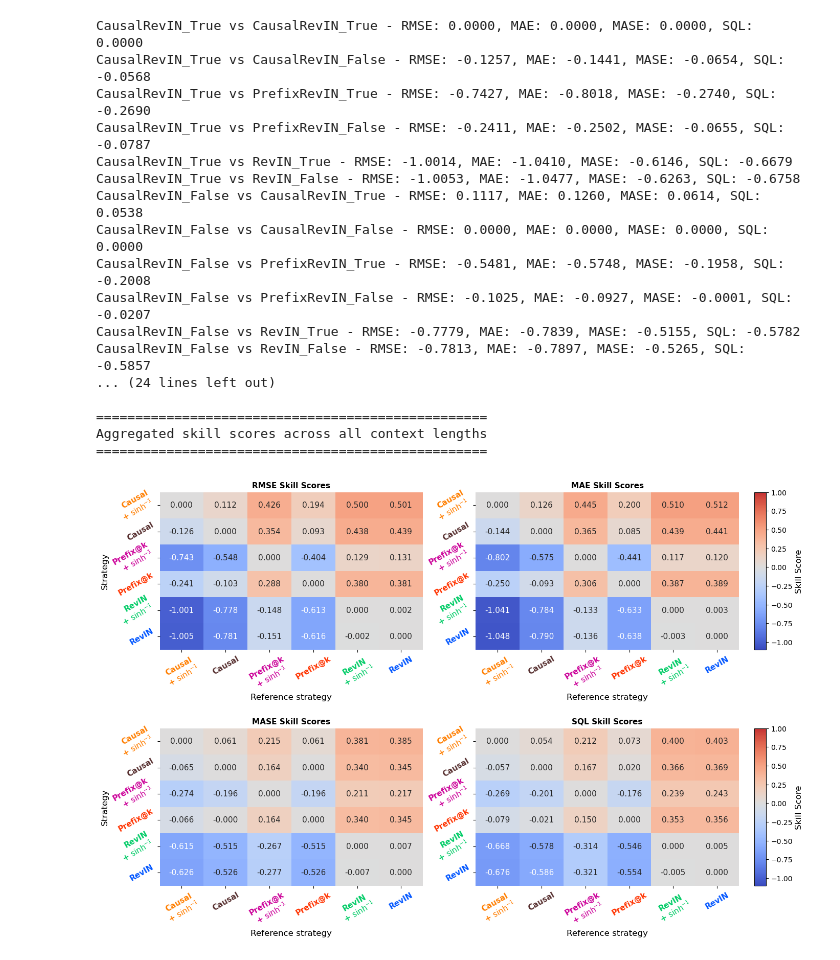
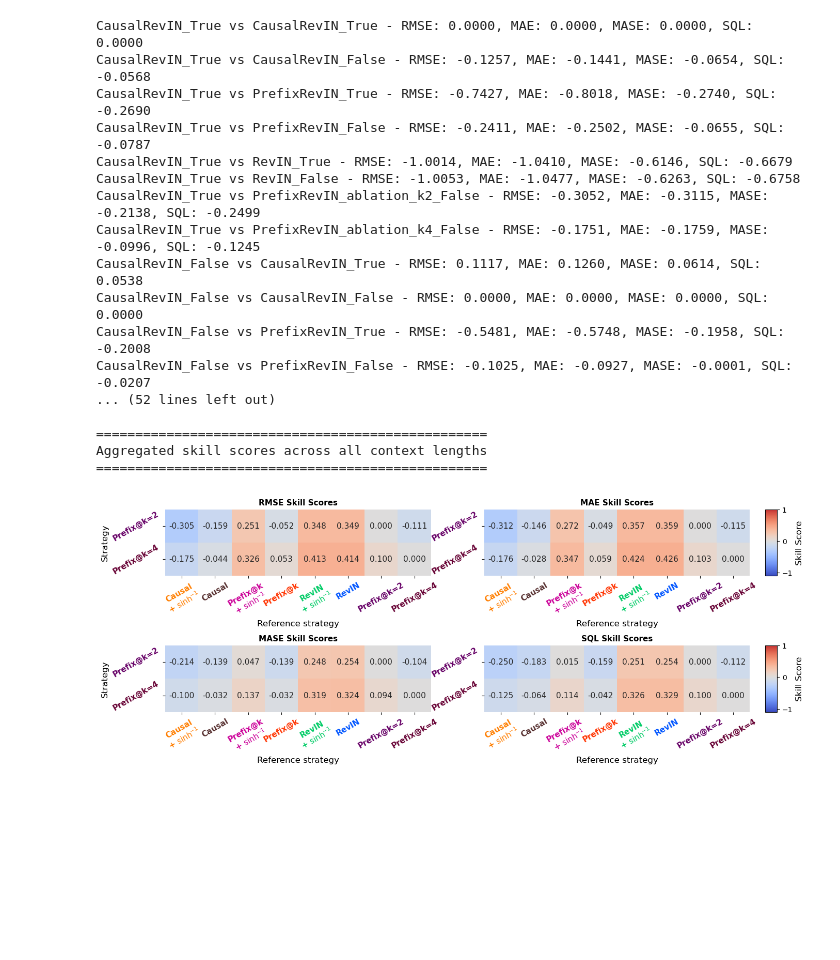
Before and after one commit to vilhess/normalizer, a Jupyter notebook: notebooks/skill_score.ipynb, the cells around one changed output. Cells and saved outputs as stored; diff of their text form; code cells hidden in the pictures; blank space fills up the shorter version.

Commit message:
skill score abl prefix

```diff
--- a/notebooks/skill_score.ipynb
+++ b/notebooks/skill_score.ipynb
@@ -4,6 +4,9 @@ import matplotlib.pyplot as plt
 import seaborn as sns
 
 INCLUDE_ABL = False
+INCLUDE_Prefix_k_abl = True
+
+assert not (INCLUDE_ABL and INCLUDE_Prefix_k_abl), "Cannot include both ablation studies at the same time"
 
 model_name_to_show_label = {
     "CausalRevIN_True": r"Causal + $\sinh^{-1}$",
@@ -13,7 +16,9 @@ model_name_to_show_label = {
     "PrefixRevIN_True": r"Prefix@k + $\sinh^{-1}$",
     "PrefixRevIN_False": "Prefix@k",
     "NoRevIN_False": "NoNorm",
-    "OptimalRevIN_False": "Optimal"
+    "OptimalRevIN_False": "Optimal",
+    "PrefixRevIN_ablation_k2_False": "Prefix@k=2",
+    "PrefixRevIN_ablation_k4_False": "Prefix@k=4",
 
 }
 
@@ -25,7 +30,9 @@ dic_model_colors = {
     r"Prefix@k + $\sinh^{-1}$": "#CC0099",  # strong magenta
     r"Prefix@k":               "#FF3300",  # bright red-orange
     "NoNorm":                "#999999",  # medium gray
-    "Optimal":                "#000000"   # black
+    "Optimal":                "#000000",   # black
+    r"Prefix@k=2":            "#660066",  # deep purple
+    r"Prefix@k=4":            "#660033",  # dark magenta
 
 }
 
@@ -39,6 +46,9 @@ models = ["CausalRevIN_True", "CausalRevIN_False", "PrefixRevIN_True",
 if INCLUDE_ABL:
     models.append("NoRevIN_False")
     models.append('OptimalRevIN_False')
+if INCLUDE_Prefix_k_abl:
+    models.append("PrefixRevIN_ablation_k2_False")
+    models.append("PrefixRevIN_ablation_k4_False")
 
 context_lengths = ["128", "256", "512"]
 datasets = ["utsd", "gift_eval", "artificial"]
@@ -163,13 +173,13 @@ CausalRevIN_True vs PrefixRevIN_True - RMSE: -0.7427, MAE: -0.8018, MASE: -0.274
 CausalRevIN_True vs PrefixRevIN_False - RMSE: -0.2411, MAE: -0.2502, MASE: -0.0655, SQL: -0.0787
 CausalRevIN_True vs RevIN_True - RMSE: -1.0014, MAE: -1.0410, MASE: -0.6146, SQL: -0.6679
 CausalRevIN_True vs RevIN_False - RMSE: -1.0053, MAE: -1.0477, MASE: -0.6263, SQL: -0.6758
+CausalRevIN_True vs PrefixRevIN_ablation_k2_False - RMSE: -0.3052, MAE: -0.3115, MASE: -0.2138, SQL: -0.2499
+CausalRevIN_True vs PrefixRevIN_ablation_k4_False - RMSE: -0.1751, MAE: -0.1759, MASE: -0.0996, SQL: -0.1245
 CausalRevIN_False vs CausalRevIN_True - RMSE: 0.1117, MAE: 0.1260, MASE: 0.0614, SQL: 0.0538
 CausalRevIN_False vs CausalRevIN_False - RMSE: 0.0000, MAE: 0.0000, MASE: 0.0000, SQL: 0.0000
 CausalRevIN_False vs PrefixRevIN_True - RMSE: -0.5481, MAE: -0.5748, MASE: -0.1958, SQL: -0.2008
 CausalRevIN_False vs PrefixRevIN_False - RMSE: -0.1025, MAE: -0.0927, MASE: -0.0001, SQL: -0.0207
-CausalRevIN_False vs RevIN_True - RMSE: -0.7779, MAE: -0.7839, MASE: -0.5155, SQL: -0.5782
-CausalRevIN_False vs RevIN_False - RMSE: -0.7813, MAE: -0.7897, MASE: -0.5265, SQL: -0.5857
-... (24 lines left out)
+... (52 lines left out)
 
 ==================================================
 Aggregated skill scores across all context lengths
@@ -191,7 +201,7 @@ metrics = [
 
 vmin, vmax = -1.1, 1
 
-if INCLUDE_ABL:
+if INCLUDE_ABL or INCLUDE_Prefix_k_abl:
     start=-2
     fig, axes = plt.subplots(2, 2, figsize=(15, 5.7))
     square = True
@@ -215,31 +225,33 @@ for idx, (metric, title) in enumerate(metrics):
     ax.set_xticklabels(ax.get_xticklabels(), rotation=30)
     ax.set_yticklabels(ax.get_yticklabels(), rotation=30)
     ax.tick_params(axis='both', labelsize=11)
 
     for label in ax.get_xticklabels():
         original_text = label.get_text().replace('\n', ' ')
         label.set_color(dic_model_colors[original_text])
         label.set_fontweight('bold')
     for label in ax.get_yticklabels():
         original_text = label.get_text().replace('\n', ' ')
         label.set_color(dic_model_colors[original_text])
         label.set_fontweight('bold')
 
 fig.subplots_adjust(right=0.88, hspace=0.5)
 
 # One colorbar per row, vertically centered on each row
 for row in range(2):
     # Get the bounding boxes of the two axes in this row
     pos0 = axes[row, 0].get_position()
     pos1 = axes[row, 1].get_position()
     cbar_ax = fig.add_axes([0.90, pos0.y0, 0.015, pos0.y1 - pos0.y0])
     cbar = fig.colorbar(axes[row, 1].collections[0], cax=cbar_ax)
     cbar.set_label('Skill Score', fontsize=12)
     cbar.ax.tick_params(labelsize=10)
 
 if INCLUDE_ABL:
     plt.savefig('figures/skill_score/skill_scores_abl.pdf', format='pdf', dpi=300, bbox_inches='tight')
+elif INCLUDE_Prefix_k_abl:
+    plt.savefig('figures/skill_score/skill_scores_prefix_k_abl.pdf', format='pdf', dpi=300, bbox_inches='tight')
 else:
     plt.savefig('figures/skill_score/skill_scores.pdf', format='pdf', dpi=300, bbox_inches='tight')
 # %% [output]
-[figure, old version]
+[figure, new version]
```
